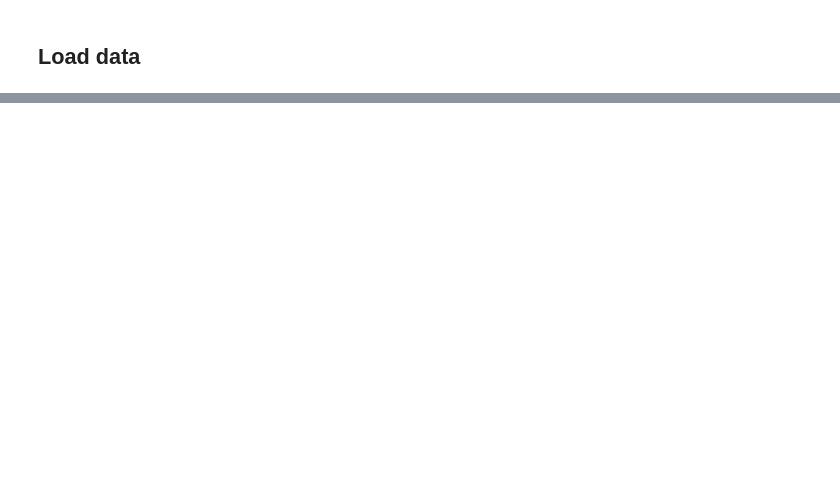
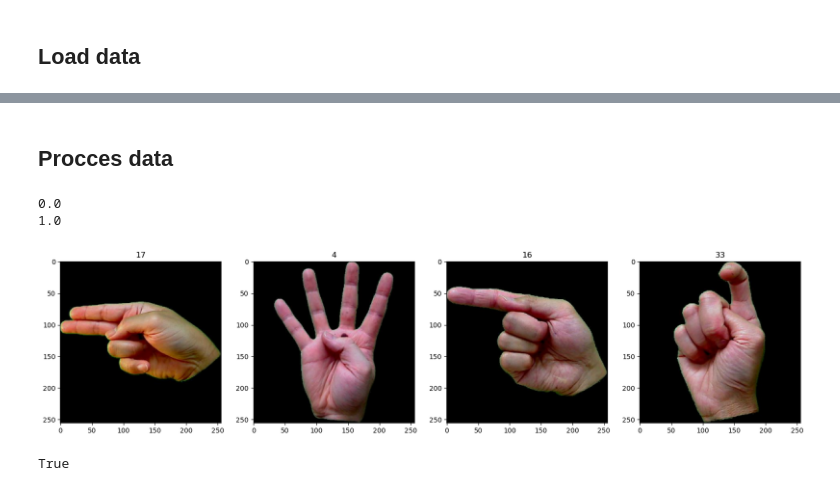
Before and after one commit to guillecade22/kaggle_american_sign_language, a Jupyter notebook: kaggle.ipynb, the cells around one changed output, grey strips where cells are left out. Drawn from its saved outputs; the diff is of its cells as text; code cells hidden in the pictures; blank space fills up the shorter version.

```diff
--- a/kaggle.ipynb
+++ b/kaggle.ipynb
@@ -83,0 +58,26 @@ for idx, img in enumerate(batch[0][:4]):
+# %% [markdown]
+## Procces data
+# %%
+data = data.map(lambda x, y: (x/255, y))
+# %%
+scale_data_iterator = data.as_numpy_iterator()
+batch = scale_data_iterator.next()
+print(batch[0].min())
+print(batch[0].max())
+# %% [output]
+0.0
+1.0
+# %%
+fig, ax = plt.subplots(ncols=4, figsize=(20,20))
+for idx, img in enumerate(batch[0][:4]):
+    ax[idx].imshow(img)
+    ax[idx].title.set_text(batch[1][idx])
+# %% [output]
+[figure, added]
+# %%
+train_size = int(len(data)*.7) #Train 70%
+val_size = int(len(data)*.2)+1 #Validation 20%
+test_size = int(len(data)*.1)+1 #Test 10%
+len(data)==train_size+val_size+test_size
+# %% [output]
+True
```
Also changed, not shown: parts of 17 cells of this notebook, 2 other files.
